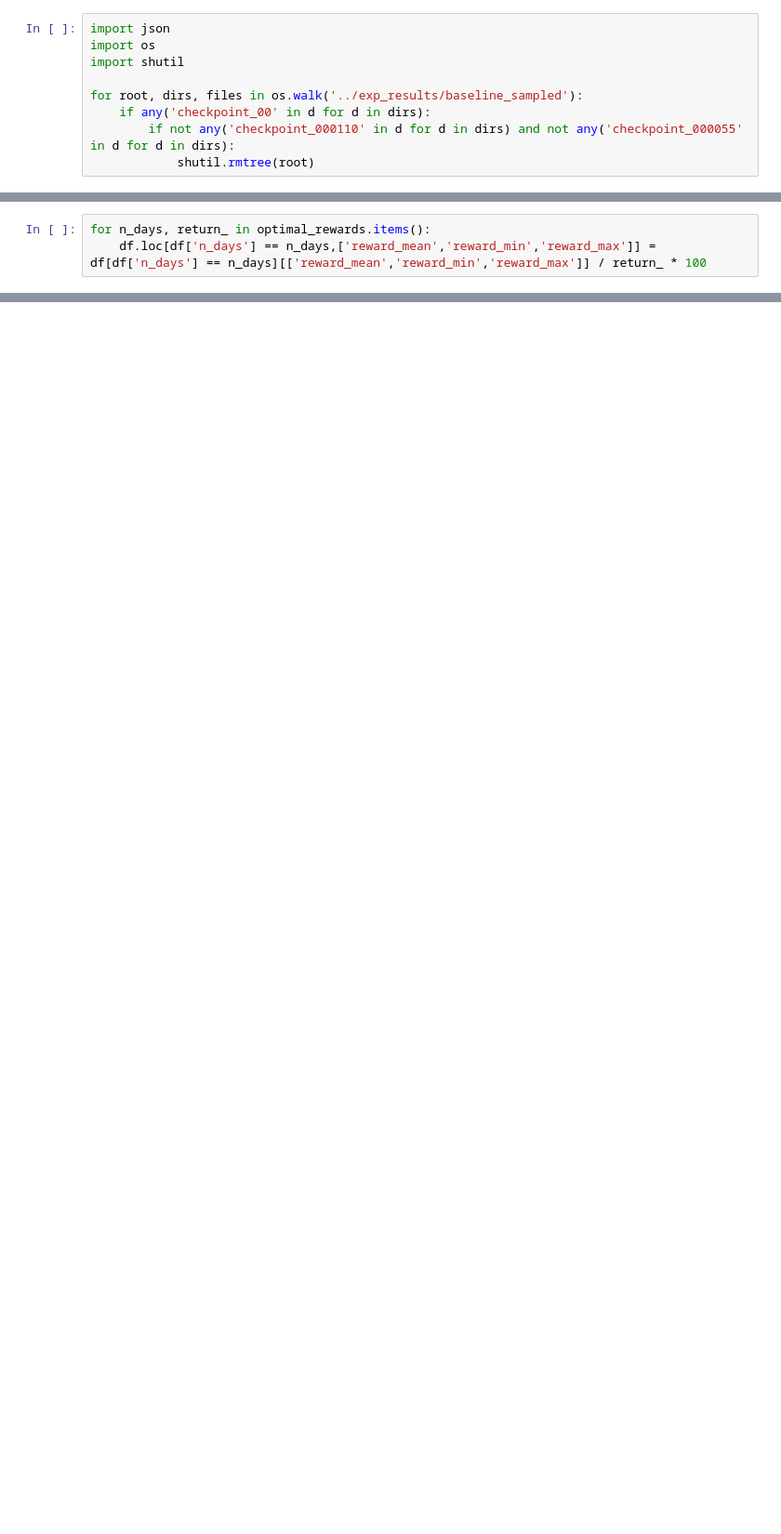
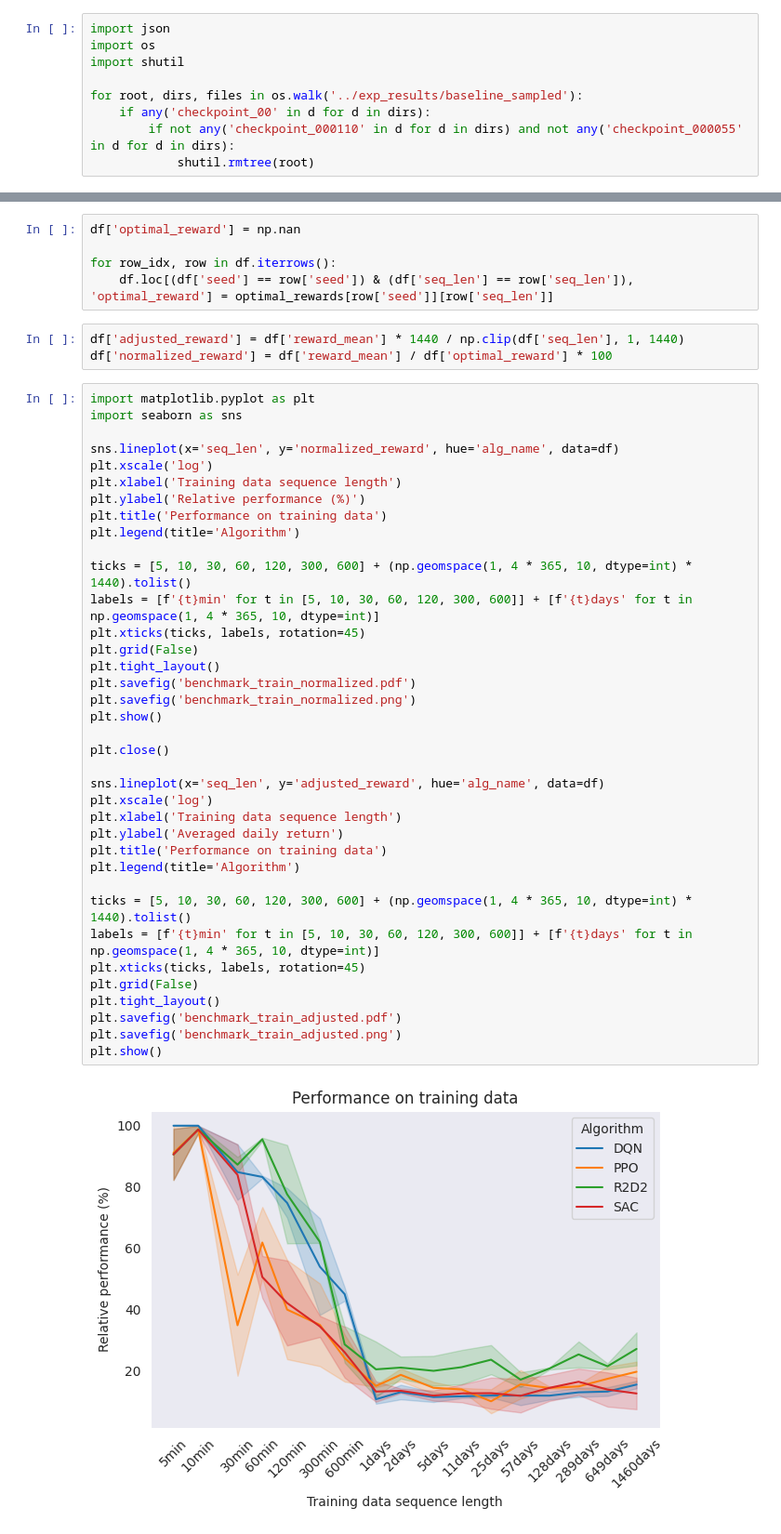
Before and after one commit to Fassty/diploma-thesis, a Jupyter notebook: notebooks/tensorboard_summarize.ipynb, the cells around one changed output, grey strips where cells are left out. Shown at 93% size. Saved outputs shown, nothing was run; the diff lists cells and outputs as text; blank space fills up the shorter version.

```diff
--- a/notebooks/tensorboard_summarize.ipynb
+++ b/notebooks/tensorboard_summarize.ipynb
@@ -118,3 +139,0 @@ Rewards for 1000 days: 5128.838670710063
-# %%
-for n_days, return_ in optimal_rewards.items():
-    df.loc[df['n_days'] == n_days,['reward_mean','reward_min','reward_max']] = df[df['n_days'] == n_days][['reward_mean','reward_min','reward_max']] / return_ * 100
@@ -136,0 +140,47 @@ array([  5,  11,  25,  56, 127, 285, 641])
+# %%
+df['optimal_reward'] = np.nan
+
+for row_idx, row in df.iterrows():
+    df.loc[(df['seed'] == row['seed']) & (df['seq_len'] == row['seq_len']), 'optimal_reward'] = optimal_rewards[row['seed']][row['seq_len']]
+# %%
+df['adjusted_reward'] = df['reward_mean'] * 1440 / np.clip(df['seq_len'], 1, 1440)
+df['normalized_reward'] = df['reward_mean'] / df['optimal_reward'] * 100
+# %%
+import matplotlib.pyplot as plt
+import seaborn as sns
+
+sns.lineplot(x='seq_len', y='normalized_reward', hue='alg_name', data=df)
+plt.xscale('log')
+plt.xlabel('Training data sequence length')
+plt.ylabel('Relative performance (%)')
+plt.title('Performance on training data')
+plt.legend(title='Algorithm')
+
+ticks = [5, 10, 30, 60, 120, 300, 600] + (np.geomspace(1, 4 * 365, 10, dtype=int) * 1440).tolist()
+labels = [f'{t}min' for t in [5, 10, 30, 60, 120, 300, 600]] + [f'{t}days' for t in np.geomspace(1, 4 * 365, 10, dtype=int)]
+plt.xticks(ticks, labels, rotation=45)
+plt.grid(False)
+plt.tight_layout()
+plt.savefig('benchmark_train_normalized.pdf')
+plt.savefig('benchmark_train_normalized.png')
+plt.show()
+
+plt.close()
+
+sns.lineplot(x='seq_len', y='adjusted_reward', hue='alg_name', data=df)
+plt.xscale('log')
+plt.xlabel('Training data sequence length')
+plt.ylabel('Averaged daily return')
+plt.title('Performance on training data')
+plt.legend(title='Algorithm')
+
+ticks = [5, 10, 30, 60, 120, 300, 600] + (np.geomspace(1, 4 * 365, 10, dtype=int) * 1440).tolist()
+labels = [f'{t}min' for t in [5, 10, 30, 60, 120, 300, 600]] + [f'{t}days' for t in np.geomspace(1, 4 * 365, 10, dtype=int)]
+plt.xticks(ticks, labels, rotation=45)
+plt.grid(False)
+plt.tight_layout()
+plt.savefig('benchmark_train_adjusted.pdf')
+plt.savefig('benchmark_train_adjusted.png')
+plt.show()
+# %% [output]
+[figure, added]
```
Also changed, not shown: parts of 9 cells of this notebook, 4 other files.
